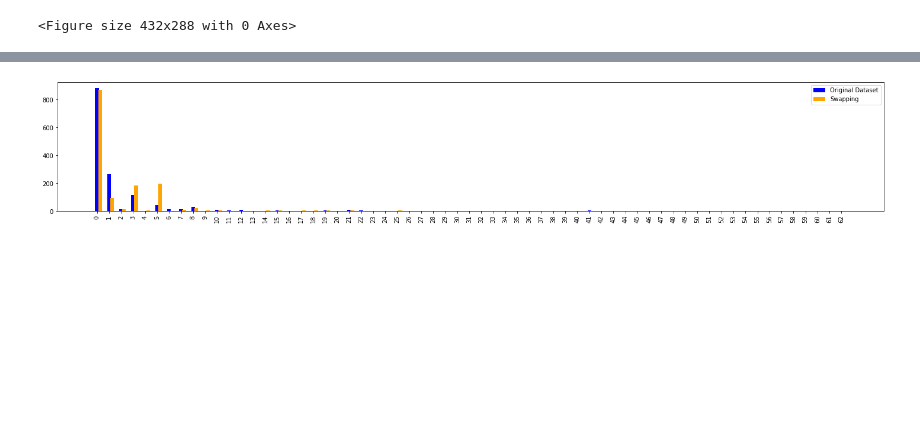
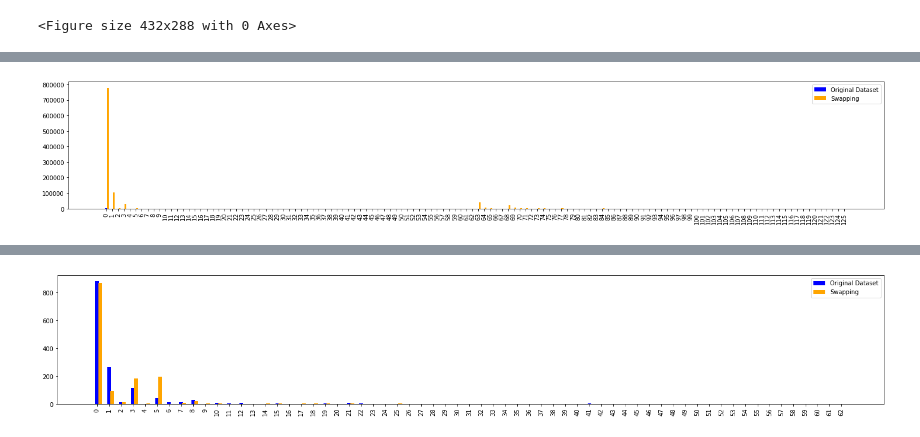
Before and after one commit to sarahrad17/census_v1, a Jupyter notebook: accuracy_measure/bargraph.ipynb, the cells around one changed output, grey strips where cells are left out. Cells and saved outputs as stored; diff of their text form; code cells hidden in the pictures; blank space fills up the shorter version.

```diff
--- a/accuracy_measure/bargraph.ipynb
+++ b/accuracy_measure/bargraph.ipynb
@@ -596,0 +596,4 @@ make_swap2('alameda', '../swapping/swap_runs3/alameda/similar/swap_0.01_a1.csv')
+# %%
+make_swap('armstrong', '../swapping/state_data/pennsylvania.csv')
+# %% [output]
+[figure, added]
```
Also changed, not shown: parts of 9 cells of this notebook, 3 other files.
